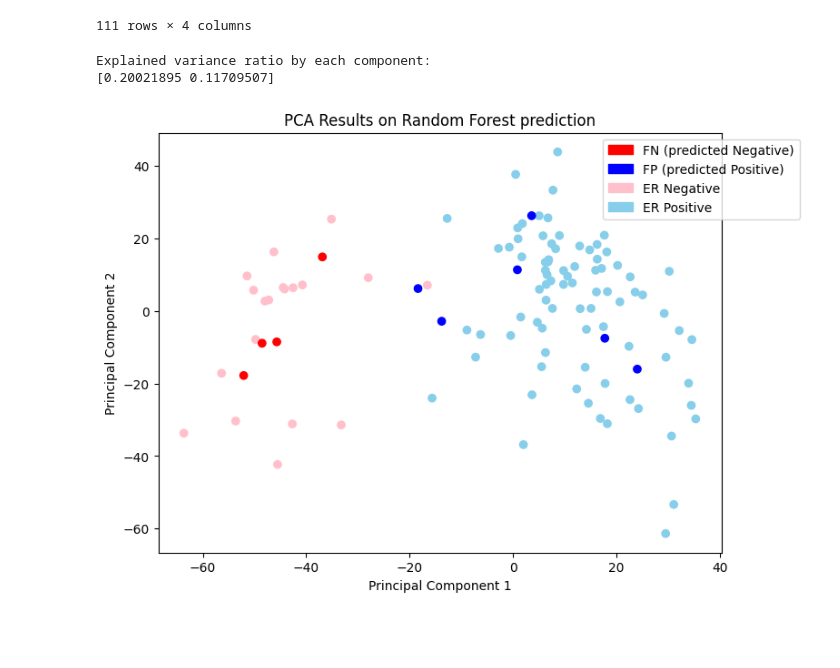
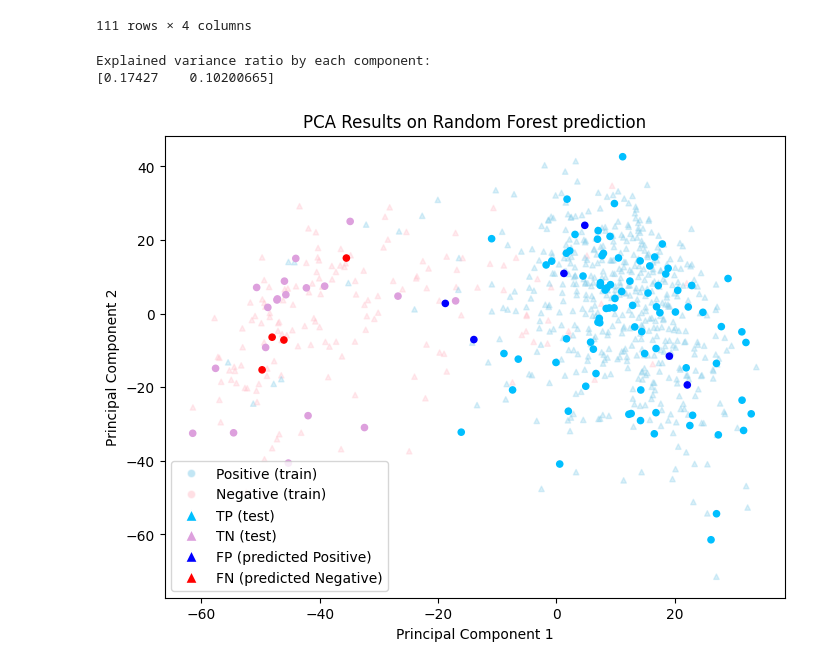
Before and after one commit to mjkim1001/DATA481-Breast_Cancer, a Jupyter notebook: common/gene/RF_test.ipynb, the cells around one changed output. Drawn from its saved outputs; the diff is of its cells as text; code cells hidden in the pictures; blank space fills up the shorter version.

Commit message:
update pca plot

```diff
--- a/common/gene/RF_test.ipynb
+++ b/common/gene/RF_test.ipynb
@@ -98,7 +98,10 @@ print(f"{(test_predicted['ER_RF'] == test_predicted['ER']).sum()} out of {len(te
 # %%
 def check_difference(row):
     if row['ER_RF'] == row['ER']:
-        return row['ER']
+        if row['ER'] == 'Positive':
+            return "TP (test)"
+        elif row['ER'] == 'Negative':
+            return "TN (test)"
     elif row['ER'] == 'Positive':
         return "FN (predicted Negative)"
     elif row['ER'] == 'Negative':
@@ -193,11 +234,13 @@ def plot_pca(data, num_components, mode = "ER", pcs = [1,2], title = "Genes", sc
 
     return pca_df
 # %%
-test_pca = pd.merge(test_predicted[['match_code', 'mRNA']], df.drop(columns=['ER']), on="mRNA", how='left')
+test_pca = pd.merge(df, test_predicted[['match_code', 'mRNA']], on="mRNA", how='left')
 test_pca.set_index("mRNA", inplace=True)
+# %%
+test_pca['ER'] = np.where(test_pca['match_code'].isna(), test_pca["ER"], test_pca['match_code'])
 # %%
-pca_df = plot_pca(test_pca, 2, pcs = [1,2],mode = 'match_code', title = "Random Forest prediction", scale = 200)
+pca_df = plot_pca(test_pca.drop(columns=["match_code"]), 2, pcs = [1,2], mode = 'ER', title = "Random Forest prediction", scale = 200)
 # %% [output]
 Explained variance ratio by each component:
-[0.20021895 0.11709507]
+[0.17427    0.10200665]
-[figure, old version]
+[figure, new version]
```
Also changed, not shown: parts of 1 cell of this notebook.
